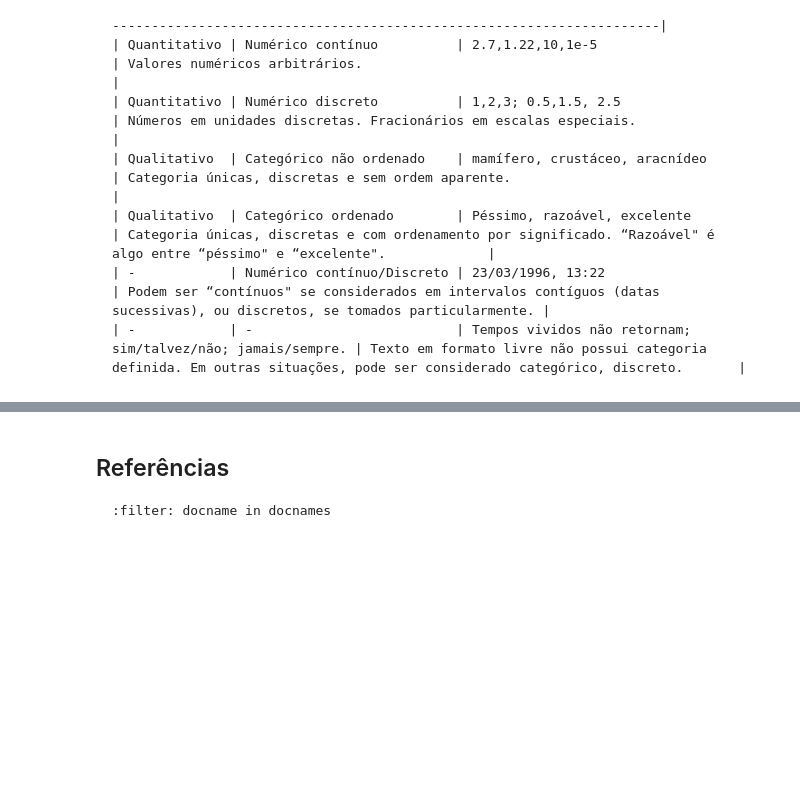
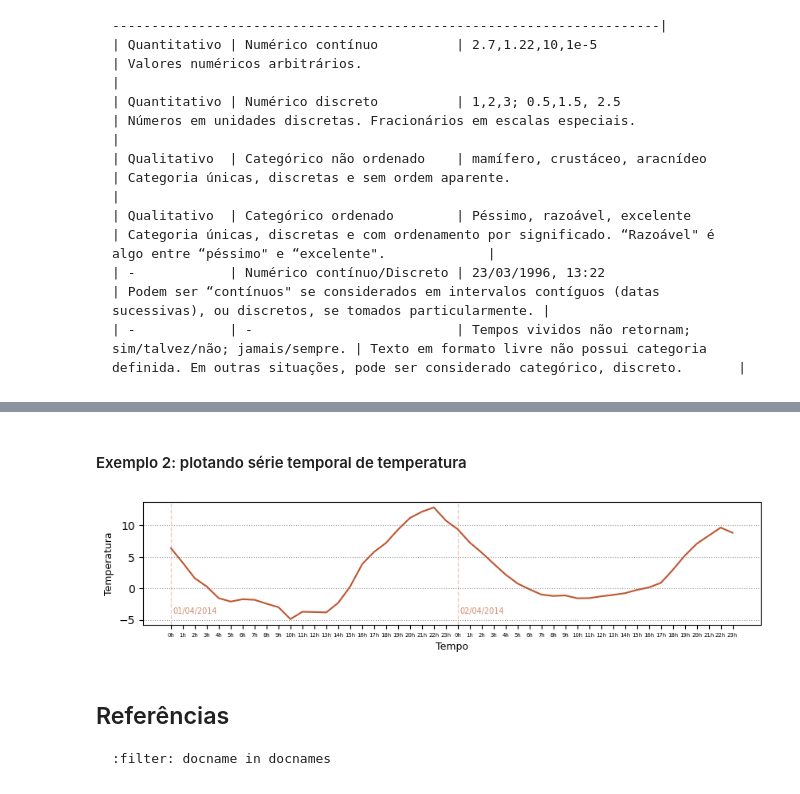
Before and after one commit to gcpeixoto/DATAVIZ, a Jupyter notebook: _build/html/_sources/ipynb/02-estetica.ipynb, the cells around one changed output, grey strips where cells are left out. Saved outputs shown, nothing was run; the diff lists cells and outputs as text; code cells hidden in the pictures; blank space fills up the shorter version.

```diff
--- a/_build/html/_sources/ipynb/02-estetica.ipynb
+++ b/_build/html/_sources/ipynb/02-estetica.ipynb
@@ -536,3 +685,31 @@ ax[1,1].set_axis_off()
+# %% [markdown]
+#### Exemplo 2: plotando série temporal de temperatura
+# %%
+import numpy as np
+
+df_hours = df_t['date'][0::60].index
+df_ti = df_t.iloc[df_hours][:48]
+
+fig, ax = plt.subplots(figsize=(10,2))
+ax.plot(df_ti['mean'],c='#be5631',lw=1.5)
+
+da = np.array(list((df_ti['mean'].index)))
+db = np.array(2*[str(i) + 'h' for i in range(0,24)])
+ax.set_xticks(da,db,fontsize=5)
+
+half = int(len(da)/2)
+
+ax.axvline(0,ls='--',lw=1,c='#d1886e',alpha=0.4)
+ax.axvline(da[half],ls='--',lw=1,c='#d1886e',alpha=0.4)
+ax.grid(axis='y',ls=':',c='k',alpha=0.4)
+
+ax.set_xlabel('Tempo',fontsize=9)
+ax.set_ylabel('Temperatura',fontsize=9)
+
+ax.text(10,-4,s='01/04/2014',fontsize=7,c='#d1886e')
+ax.text(1450,-4,s='02/04/2014',fontsize=7,c='#d1886e');
+# %% [output]
+[figure, added]
 # %% [markdown]
 ## Referências
 
```
Also changed, not shown: parts of 8 cells of this notebook, 18 other files.
